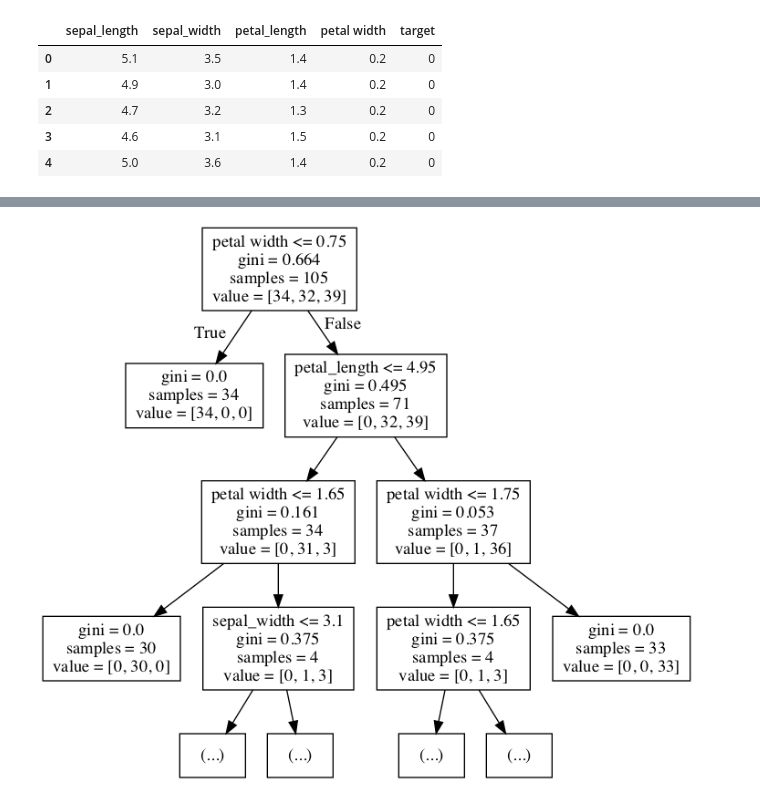
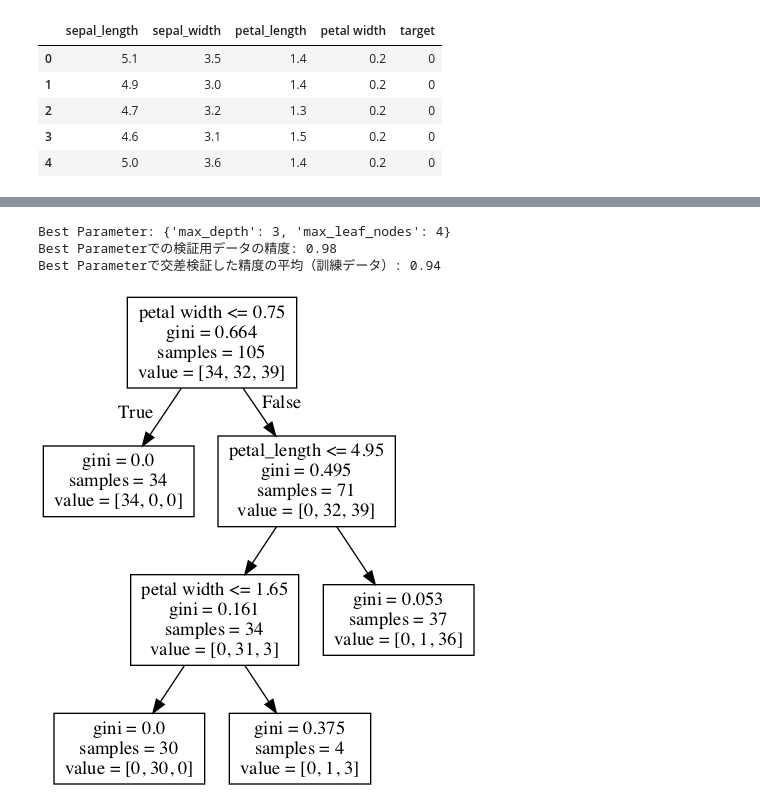
Before and after one commit to trnyko6/analytics, a Jupyter notebook: decesion_tree/jupyter_notebook/decesion_tree_iris.ipynb, the cells around one changed output, grey strips where cells are left out. Drawn from its saved outputs; the diff is of its cells as text; code cells hidden in the pictures.

```diff
--- a/decesion_tree/jupyter_notebook/decesion_tree_iris.ipynb
+++ b/decesion_tree/jupyter_notebook/decesion_tree_iris.ipynb
@@ -49,15 +42,47 @@ pred = clf.predict(test_X)
+# %%
+#ハイパーパラメーターの調整
+from sklearn import tree
+from sklearn.model_selection import GridSearchCV
+
+
+# チューニングするパラメータ
+tuned_parameters = {
+    "max_depth": [1, 2, 3, 4, 5, 6, 7, 8, 9, 10], # 木の深さを1-10で
+    "max_leaf_nodes": [2,4,6,8,10] # 最大終端ノード数を2,4,6,8,10で
+}
+
+
+#上記で用意したパラメーターごとに交差検証を実施。
+#最適な木の深さを確認
+clf = GridSearchCV(tree.DecisionTreeClassifier(random_state=0,splitter='best'), tuned_parameters, scoring="accuracy",cv=5, n_jobs=-1)
+
+#モデル作成
+clf = clf.fit(train_X, train_y)
+
+print("Best Parameter: {}".format(clf.best_params_))
+print("Best Parameterでの検証用データの精度: {:.2f}".format(clf.score(test_X, test_y)))
+print("Best Parameterで交差検証した精度の平均（訓練データ）: {:.2f}".format(clf.best_score_))
+# %% [output]
+Best Parameter: {'max_depth': 3, 'max_leaf_nodes': 4}
+Best Parameterでの検証用データの精度: 0.98
+Best Parameterで交差検証した精度の平均（訓練データ）: 0.94
 # %%
+#best scoreのparametersを使って学習する
+clf = tree.DecisionTreeClassifier(max_depth=3, max_leaf_nodes=4, random_state=0)
+clf = clf.fit(train_X, train_y)
+
+
 #可視化
 import pydotplus
 from IPython.display import Image
 from graphviz import Digraph
 from sklearn.externals.six import StringIO
 from sklearn import tree
 from sklearn.tree import export_graphviz
 
 dot_data = StringIO()
 tree.export_graphviz(clf, out_file=dot_data, feature_names=train_X.columns, max_depth=3)
 graph = pydotplus.graph_from_dot_data(dot_data.getvalue())
 Image(graph.create_png())
 # %% [output]
-[figure, old version]
+[figure, new version]
```
Also changed, not shown: parts of 3 cells of this notebook.
